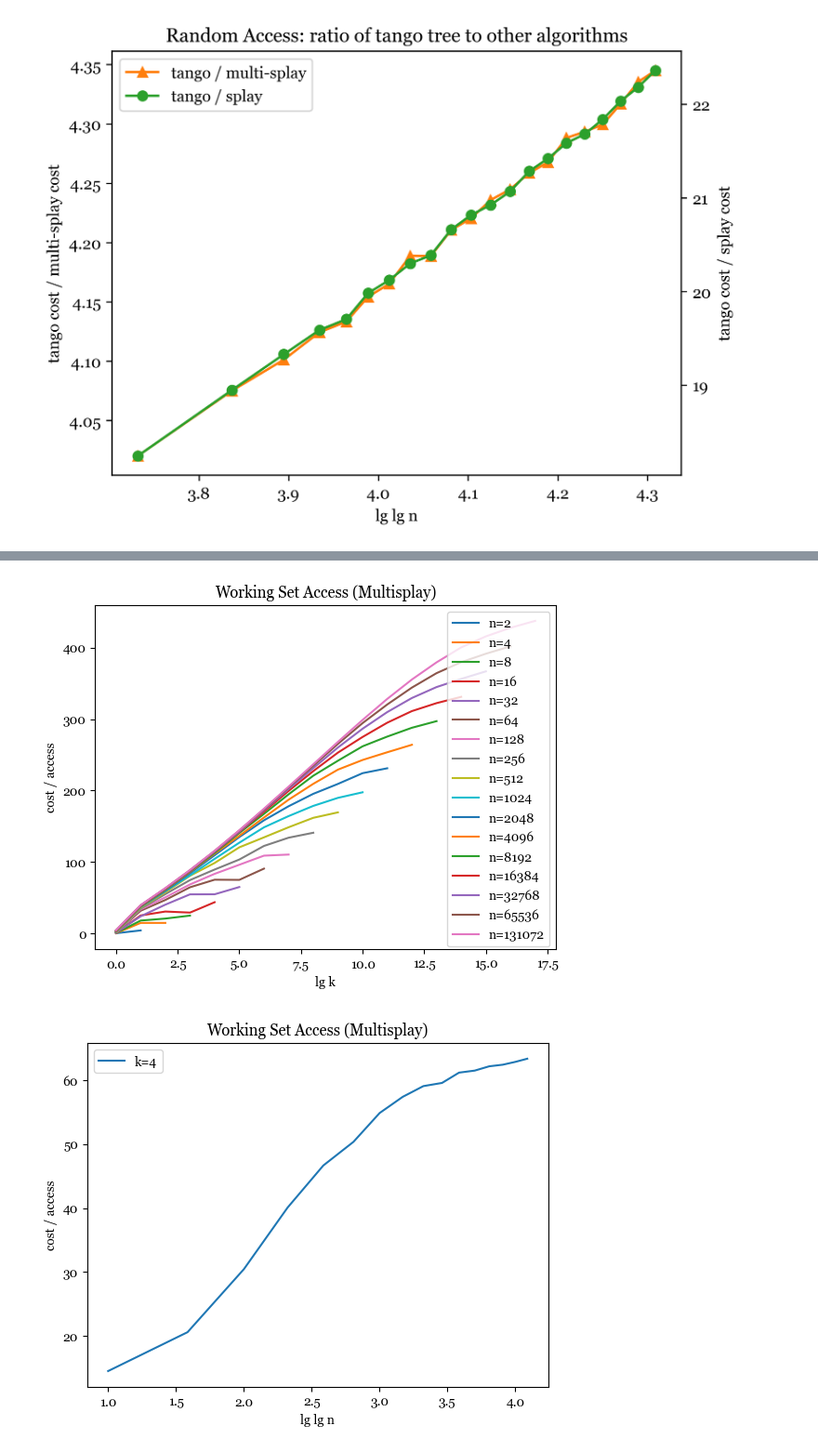
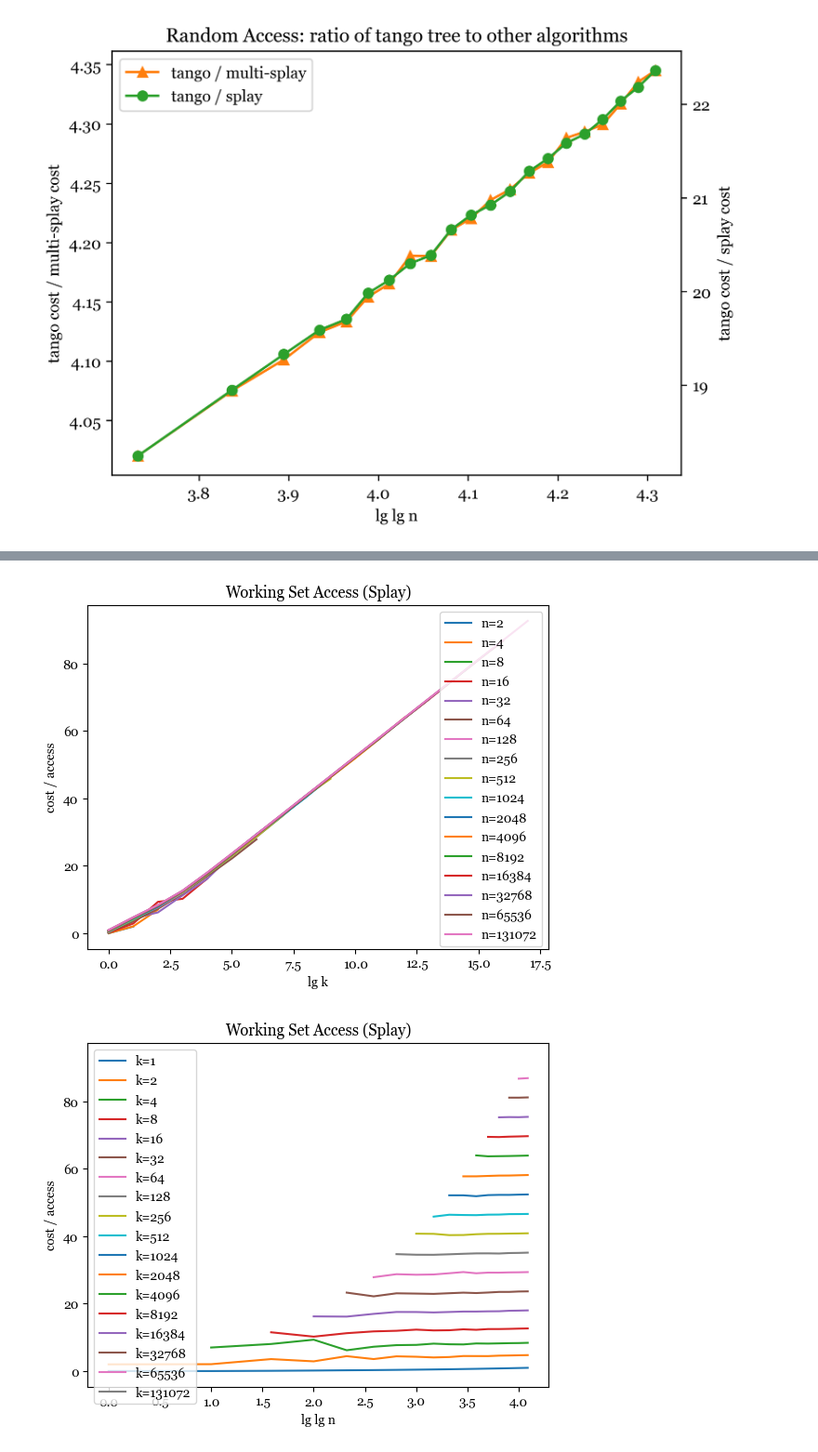
Before and after one commit to adhami3310/tango, a Jupyter notebook: analysis.ipynb, the cells around one changed output, grey strips where cells are left out. Shown at 93% size. Saved outputs shown, nothing was run; the diff lists cells and outputs as text; code cells hidden in the pictures.

```diff
--- a/analysis.ipynb
+++ b/analysis.ipynb
@@ -1508,7 +1508,7 @@ plot_ratio('random', 'Random Access: ratio of tango tree to other algorithms', T
 
 from matplotlib import cm
 
-current_set = 'Multisplay'
+current_set = 'Splay'
 datasets = {
     'Tango': tango_data,
     'Multisplay': multisplay_data,
@@ -1555,32 +1555,34 @@ ValueError: not enough values to unpack (expected 3, got 2)
 # %%
 # print(y[x==1024])
+
+
 for x_val in sorted(list(set(tango_x))):
     plt.plot(np.log2(tango_y[tango_x==x_val]), tango_z[tango_x==x_val], label=f"n={x_val}")
 plt.legend()
 plt.title(f'Working Set Access ({current_set})')
 plt.xlabel('lg k')
 plt.ylabel('cost / access')
 # plt.xscale('log')
 plt.show()
 
-for y_val in [4]: #sorted(list(set(tango_y))):
+for y_val in sorted(list(set(tango_y))):
     plt.plot( np.log2(np.log2(tango_x[tango_y==y_val])), tango_z[tango_y==y_val], label=f"k={y_val}")
 plt.legend()
 plt.title(f'Working Set Access ({current_set})')
 plt.xlabel('lg lg n')
 plt.ylabel('cost / access')
 # plt.xscale('log')
 plt.show()
 
 inp = np.log2(np.log2(tango_x)) * np.log2(tango_y)
 
-for x_val in sorted(list(set(tango_x))):
-    plt.plot(inp[tango_x==x_val], tango_z[tango_x==x_val], label=f"n={x_val}")
+for y_val in sorted(list(set(tango_y))):
+    plt.plot( inp[tango_y==y_val], tango_z[tango_y==y_val], label=f"k={y_val}")
 plt.title(f"Working Set Access ({current_set})")
 plt.legend()
 plt.xlabel("lg lg n * log k")
 plt.ylabel("cost / access")
 plt.show()
 # %% [output]
-[figure, old version]
+[figure, new version]
-[figure, old version]
+[figure, new version]
```
Also changed, not shown: parts of 6 cells of this notebook, 7 other files.
